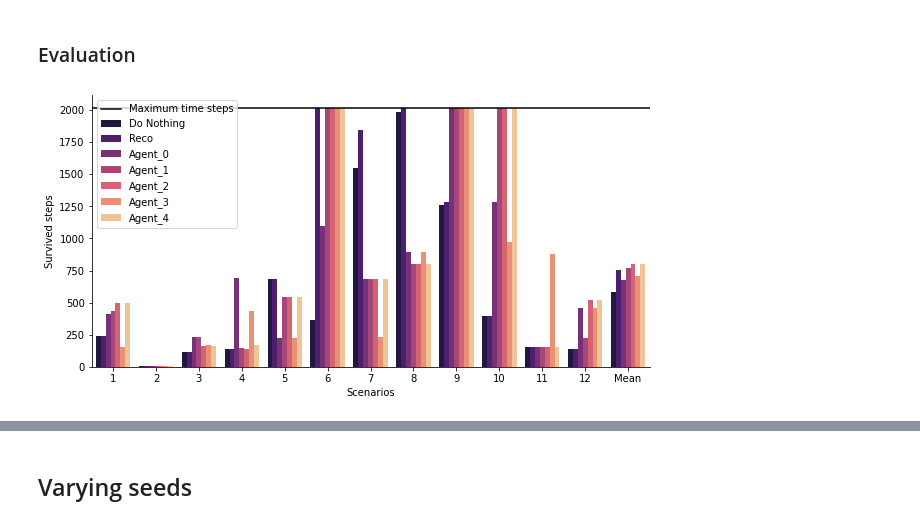
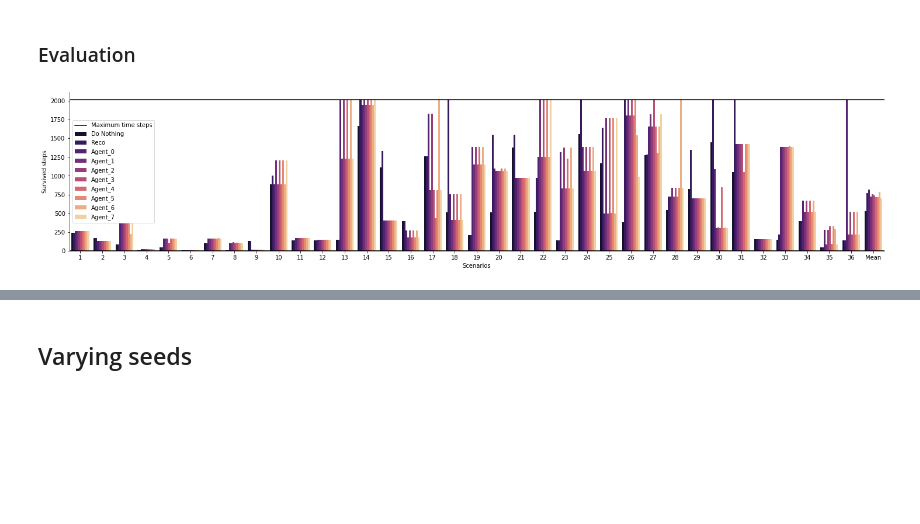
Before and after one commit to gaetanserre/L2RPN-WCCI-Baselines, a Jupyter notebook: RL/eval.ipynb, the cells around one changed output, grey strips where cells are left out. Saved outputs shown, nothing was run; the diff lists cells and outputs as text; code cells hidden in the pictures; blank space fills up the shorter version.

```diff
--- a/RL/eval.ipynb
+++ b/RL/eval.ipynb
@@ -14,7 +14,7 @@ import pandas as pd
 import matplotlib.pyplot as plt
 import seaborn as sns
 # %%
-def create_bar_plot(dict_ts_survived, dn_ts_survived=[], reco_ts_survived=[], path=None):
+def create_bar_plot(dict_ts_survived, dn_ts_survived=[], reco_ts_survived=[], path=None, figsize=(10, 5)):
   scenarios = [i+1 for i in range(len(list(dict_ts_survived.values())[0]))] + ["Mean"]
   d = {"Scenarios": scenarios}
 
@@ -31,9 +31,10 @@ def create_bar_plot(dict_ts_survived, dn_ts_survived=[], reco_ts_survived=[], pa
   df = pd.DataFrame(d)
   tidy = df.melt(id_vars="Scenarios").rename(columns=str.title)
   tidy.rename(columns={"Value": "Survived steps", "Variable": "Agents"}, inplace=True)
-  fig, ax1 = plt.subplots(figsize=(10, 5))
+  fig, ax1 = plt.subplots(figsize=figsize)
   sns.barplot(x="Scenarios", y="Survived steps", hue="Agents", data=tidy, palette=("magma"), ax=ax1)
   ax1.axhline(2017, color="black", label="Maximum time steps")
+  ax1.axhline(0, color="black")
   plt.legend()
   sns.despine(fig)
   if path is not None:
@@ -42,7 +43,7 @@ def create_bar_plot(dict_ts_survived, dn_ts_survived=[], reco_ts_survived=[], pa
 # %%
 import seaborn as sns
 
-def create_box_plot(dict_ts_survived, dn_ts_survived, reco_ts_survived, path=None):
+def create_box_plot(dict_ts_survived, dn_ts_survived, reco_ts_survived, path=None, figsize=(10, 5)):
   d = {"Scenarios": [],
        "Agents": [],
        "Survived steps": []}
@@ -66,9 +67,10 @@ def create_box_plot(dict_ts_survived, dn_ts_survived, reco_ts_survived, path=Non
 
   df = pd.DataFrame(d)
 
-  fig, ax1 = plt.subplots(figsize=(10, 5))
+  fig, ax1 = plt.subplots(figsize=figsize)
   sns.boxplot(x="Scenarios", y="Survived steps", hue="Agents", data=df, palette=("magma"), ax=ax1)
   ax1.axhline(2017, color="black", label="Maximum time steps")
+  ax1.axhline(0, color="black")
   plt.legend()
   sns.despine(fig)
   if path is not None:
@@ -170,9 +209,9 @@ for i, (agent_name, my_agent) in enumerate(agents_dict.items()):
 # total_results = np.concatenate((np.load("./pre_train/total_results/total_results_2022-05-31_10-37.npy"),
 #                                 np.load("./pre_train/total_results/total_results_2022-05-31_16-04.npy")), axis=0)
 
-total_results = np.load("./pre_train/total_results/total_results_2022-05-31_18-09.npy")
-total_results = total_results[:5]
-agent_name = [f"optim_{i}" for i in range(5)]
+total_results = np.load("./pre_train/total_results/total_results_2022-06-02_16-08.npy")
+# total_results = total_results[:5]
+agent_name = [f"optim_{i}" for i in range(8)]
 # %%
 # Agregation des initialisations si il y en a plusieurs et post-traitement
 
@@ -185,6 +224,8 @@ if nb_init_train > 2:
     total_results_std = np.zeros((total_results.shape[0]//nb_init_train, nb_scenario, 3))
     total_results_best = np.zeros((total_results.shape[0], total_results.shape[1], 2))
     total_results_best_mean = np.zeros((total_results.shape[0]//nb_init_train, 2))
+    total_results_worst = np.zeros((total_results.shape[0], total_results.shape[1], 2))
+    total_results_worst_mean = np.zeros((total_results.shape[0]//nb_init_train, 2))
     dict_ts_survived_init = {}
     for i_val in range(total_results_mean.shape[0]):
         pattern = re.compile('.*' + str(i_val) + '$')
@@ -192,27 +233,37 @@ if nb_init_train > 2:
         dict_ts_survived_init.update({f"Agent_{i_val}" : total_results[index, :, 0].T})
         total_results_mean[i_val] = np.mean(total_results[index], axis=0)
         total_results_std[i_val] = np.std(total_results[index], axis=0)
-        total_results_best[index] = np.mean(total_results[index][:, :, [0]] > total_results[index][:, :, [1,2]], axis=1)
+        total_results_best[index] = np.mean(total_results[index][:, :, [0]] > (total_results[index][:, :, [1,2]]+12), axis=1)
         total_results_best_mean[i_val] = np.mean(total_results_best[index], axis=0)
+        total_results_worst[index] = np.mean(total_results[index][:, :, [0]] < (total_results[index][:, :, [1,2]]+12), axis=1)
+        total_results_worst_mean[i_val] = np.mean(total_results_worst[index], axis=0)
 
 else:
     total_results_mean = copy.deepcopy(total_results)
-    total_results_best_mean = np.mean(total_results[:, :, [0]] > total_results[:, :, [1,2]], axis=1)
+    total_results_best_mean = np.mean(total_results[:, :, [0]] > (total_results[:, :, [1,2]]+12), axis=1)
+    total_results_worst_mean = np.mean(total_results[:, :, [0]] < (total_results[:, :, [1,2]]+12), axis=1)
     dict_ts_survived_scenario = {}
+    dict_ts_survived_scenario_diff_DN = {}
+    dict_ts_survived_scenario_diff_Reco = {}
     for i_val in range(total_results_mean.shape[0]):
         dict_ts_survived_scenario.update({f"Agent_{i_val}" : total_results[[i_val], :, 0]})
+        dict_ts_survived_scenario_diff_DN.update({f"Agent_{i_val}-DN" : total_results[[i_val], :, 0]-total_results[[i_val], :, 1]})
+        dict_ts_survived_scenario_diff_Reco.update({f"Agent_{i_val}-Reco" : total_results[[i_val], :, 0]-total_results[[i_val], :, 2]})
     dict_ts_survived_scenario.update({"DN_Agent": [total_results_mean[0, :, 1]], "Reco_Agent": [total_results_mean[0, :, 2]]})
+    dict_ts_survived_scenario_diff_Reco.update({"DN-Reco": [total_results_mean[0, :, 1]-total_results_mean[0, :, 2]]})
+    dict_ts_survived_scenario_diff_DN.update({"Reco-DN": [total_results_mean[0, :, 1]-total_results_mean[0, :, 2]]})
 # %%
 create_bar_plot({f"Agent_{i}" : total_results_mean[i, :, 0] for i in range(total_results_mean.shape[0])},
                     total_results_mean[0, :, 1],
-                    total_results_mean[0, :, 2])
+                    total_results_mean[0, :, 2],
+                    figsize=(25,5))
 
 if nb_init_train > 1:
     create_bar_plot({f"Agent_{i}" : total_results_std[i, :, 0] for i in range(total_results_std.shape[0])},
                     total_results_std[0, :, 1],
                     total_results_std[0, :, 2])
     create_box_plot(dict_ts_survived_init, total_results_mean[0, :, 1], total_results_mean[0, :, 2])
 # %% [output]
-[figure, old version]
+[figure, new version]
 # %%
 # Un boxplot rassemble nb_scenatio chroniques et correspond à un agent
```
Also changed, not shown: parts of 8 cells of this notebook, 9 other files.
